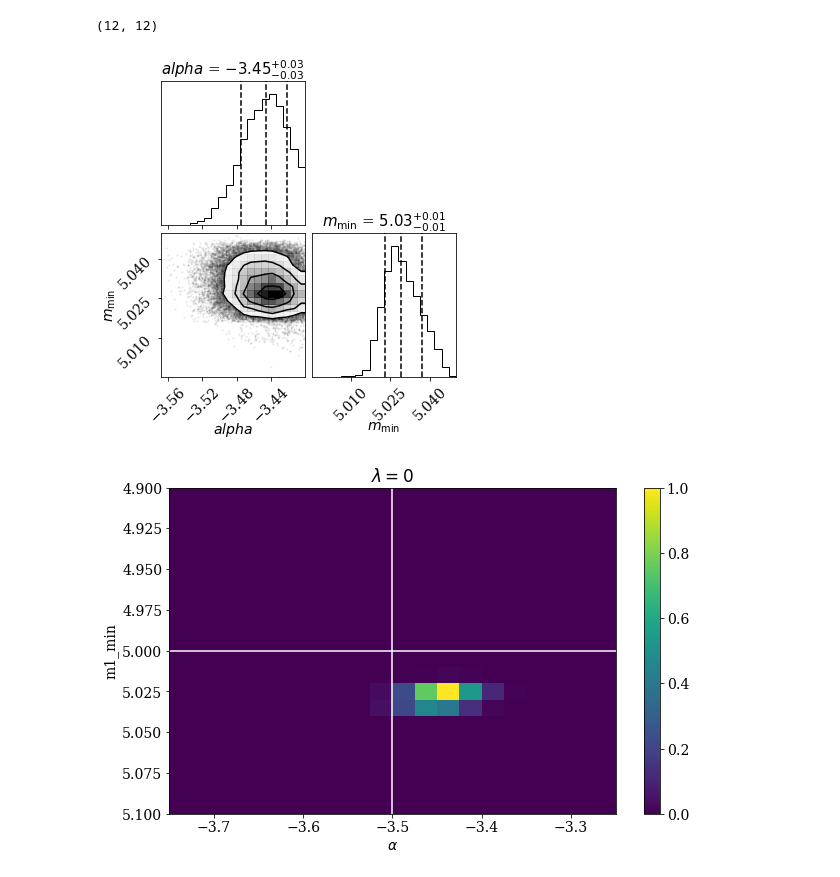
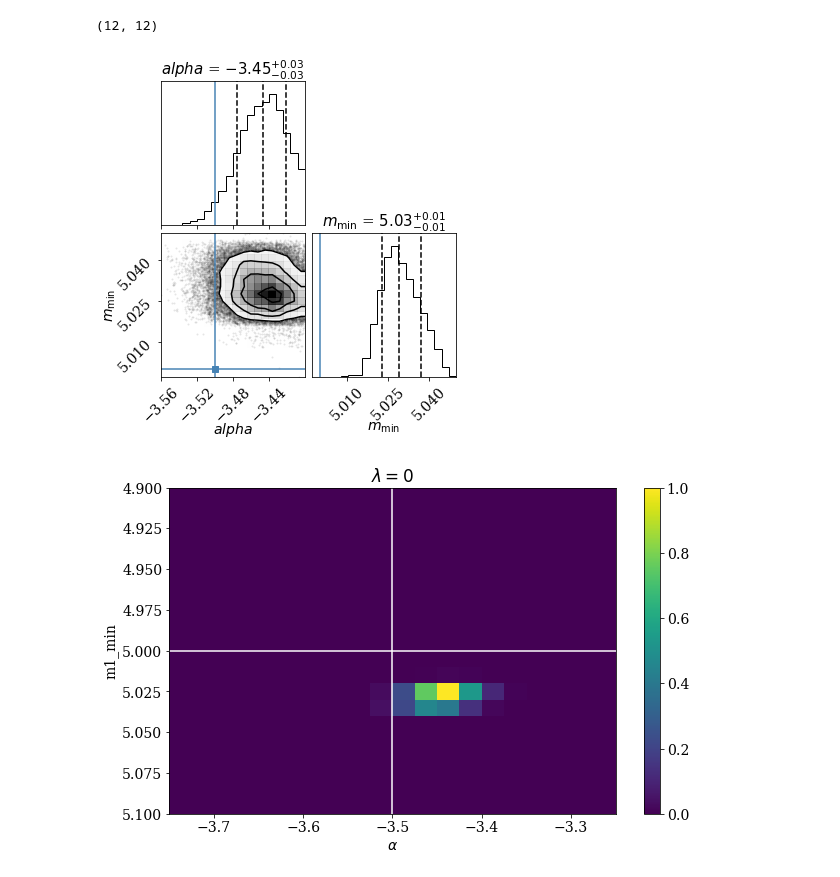
Before and after one commit to veome22/hybrid_waveforms, a Jupyter notebook: powerlaw_population_inference.ipynb, the cells around one changed output. Saved outputs shown, nothing was run; the diff lists cells and outputs as text; code cells hidden in the pictures.

```diff
--- a/powerlaw_population_inference.ipynb
+++ b/powerlaw_population_inference.ipynb
@@ -1793,21 +1793,21 @@ m1_low_range_a_mmin = np.linspace(m1_low_min, m1_low_max, n_m1_low)
 
 fname_alpha_mmin = f"N_{len(m1_mu_sampled)}_alpha_{alpha_min:.1f}_{alpha_max:.1f}_n_{n_alpha:.0f}_mmin_{m1_low_min:.0f}_{m1_low_max:.0f}_n_{n_m1_low:.0f}_log_likelihoods"
 # %%
-log_likelihoods_norm_a_mmin, alpha_range_a_mmin, m1_low_range_a_mmin = log_likelihood_alpha_m1min(m1_mu_sampled, m1_sigma_events, \
-    m2_mu_sampled, m2_sigma_events, \
-    alpha_min=alpha_min, alpha_max=alpha_max, n_alpha=n_alpha, \
-    m1_low_min=m1_low_min, m1_low_max=m1_low_max, n_m1_low=n_m1_low,\
-    m1_min_int=4.80, m1_max_int=mmax_inj, n_m1_int=10000, \
-    m1_max_pow=mmax_inj,\
-    beta=beta_inj,\
-    Ns=len(m1_mu_sampled), Nt=len(m1_mu_sampled))
+# log_likelihoods_norm_a_mmin, alpha_range_a_mmin, m1_low_range_a_mmin = log_likelihood_alpha_m1min(m1_mu_sampled, m1_sigma_events, \
+#     m2_mu_sampled, m2_sigma_events, \
+#     alpha_min=alpha_min, alpha_max=alpha_max, n_alpha=n_alpha, \
+#     m1_low_min=m1_low_min, m1_low_max=m1_low_max, n_m1_low=n_m1_low,\
+#     m1_min_int=4.80, m1_max_int=mmax_inj, n_m1_int=10000, \
+#     m1_max_pow=mmax_inj,\
+#     beta=beta_inj,\
+#     Ns=len(m1_mu_sampled), Nt=len(m1_mu_sampled))
 
-log_likelihoods_norm_a_mmin = log_likelihoods_norm_a_mmin - np.max(log_likelihoods_norm_a_mmin)
+# log_likelihoods_norm_a_mmin = log_likelihoods_norm_a_mmin - np.max(log_likelihoods_norm_a_mmin)
 
-if save_likelihoods:
-    np.savetxt(fname_alpha_mmin, log_likelihoods_norm_a_mmin)
+# if save_likelihoods:
+#     np.savetxt(fname_alpha_mmin, log_likelihoods_norm_a_mmin)
 # %%
-# log_likelihoods_norm_a_mmin = np.loadtxt(fname_alpha_mmin)
+log_likelihoods_norm_a_mmin = np.loadtxt(fname_alpha_mmin)
 # %%
 index_max = np.argmax(log_likelihoods_norm_a_mmin)
 index_max = np.unravel_index(index_max, log_likelihoods_norm_a_mmin.shape)
@@ -1834,17 +1834,18 @@ a_samples, m_samples = sample(likelihood_interp, \
 # %%
 samples = np.vstack((a_samples, m_samples)).T
 
 figure = corner.corner(samples,labels=[
         r"$alpha$",
         r"$m_{\rm min}$",
     ],
+    truths=[alpha_inj, mmin_inj],
     quantiles=[0.16, 0.5, 0.84],
     show_titles=True,
     title_kwargs={"fontsize": 15},)
 
 # plt.savefig(plotdir+ "alpha_mmin_joint_likelihood_contours_lam_0.pdf")
 # %% [output]
-[figure, old version]
+[figure, new version]
 # %%
 fig, ax = plt.subplots(figsize=(10, 6))
 
```
Also changed, not shown: parts of 2 cells of this notebook.
